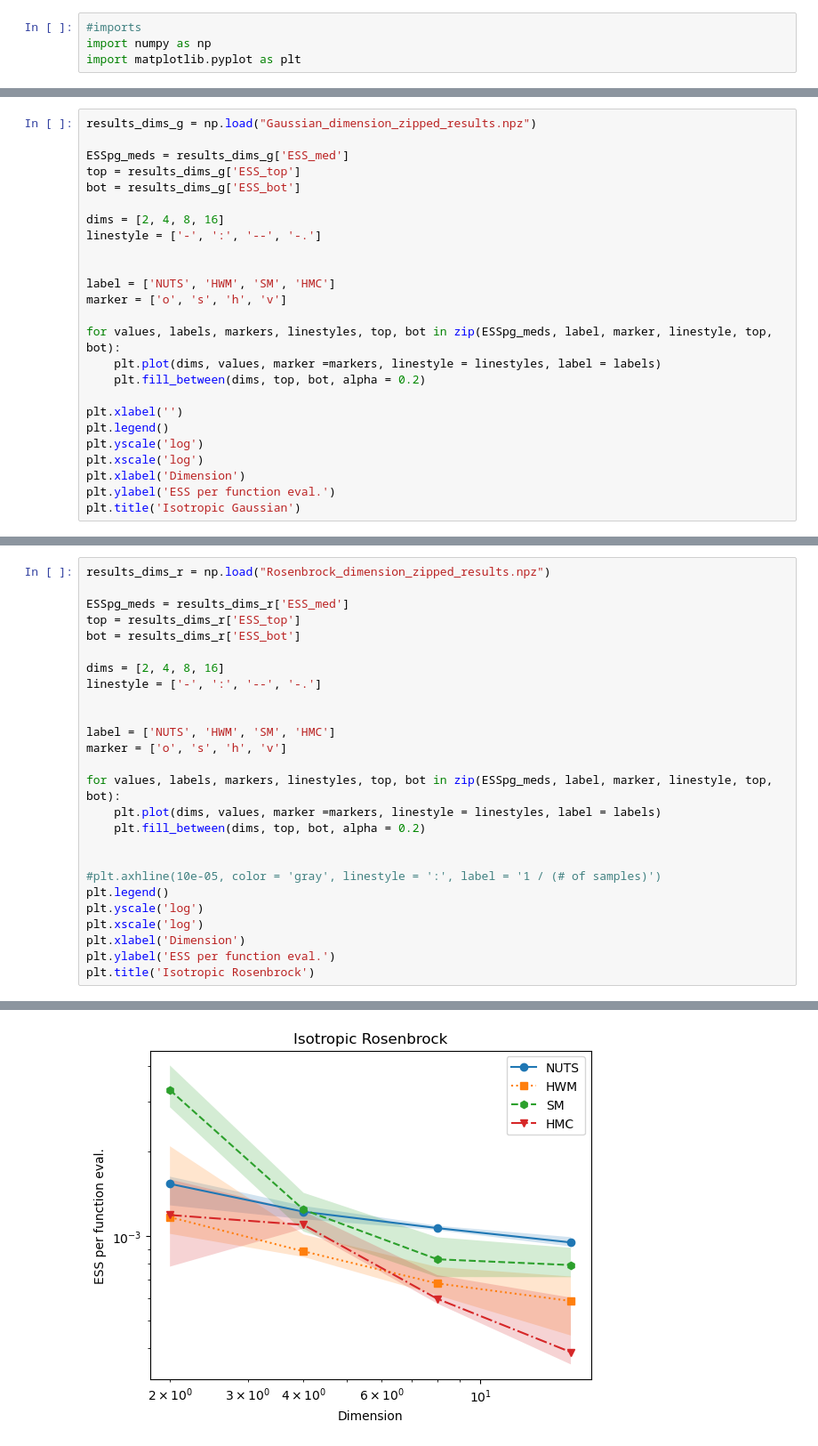
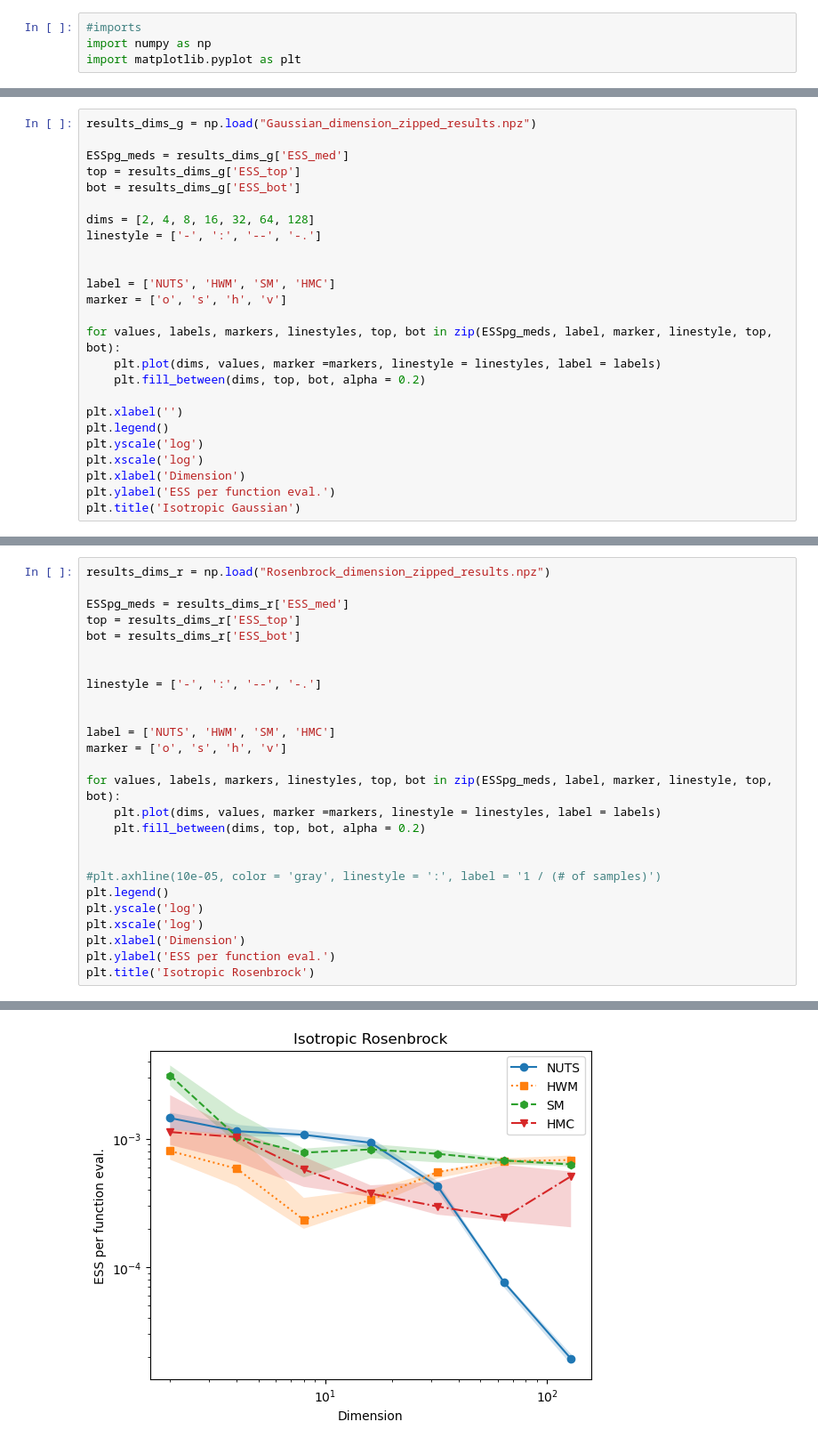
Before and after one commit to JackFoley02/AffineInvariantSamplers, a Jupyter notebook: plots.ipynb, the cells around one changed output, grey strips where cells are left out. Shown at 89% size. Saved outputs shown, nothing was run; the diff lists cells and outputs as text.

```diff
--- a/plots.ipynb
+++ b/plots.ipynb
@@ -81,7 +85,7 @@ ESSpg_meds = results_dims_g['ESS_med']
 top = results_dims_g['ESS_top']
 bot = results_dims_g['ESS_bot']
 
-dims = [2, 4, 8, 16]
+dims = [2, 4, 8, 16, 32, 64, 128]
 linestyle = ['-', ':', '--', '-.']
 
 
@@ -105,32 +109,32 @@ Text(0.5, 1.0, 'Isotropic Gaussian')
 # %%
 results_dims_r = np.load("Rosenbrock_dimension_zipped_results.npz")
 
 ESSpg_meds = results_dims_r['ESS_med']
 top = results_dims_r['ESS_top']
 bot = results_dims_r['ESS_bot']
 
-dims = [2, 4, 8, 16]
+
 linestyle = ['-', ':', '--', '-.']
 
 
 label = ['NUTS', 'HWM', 'SM', 'HMC']
 marker = ['o', 's', 'h', 'v']
 
 for values, labels, markers, linestyles, top, bot in zip(ESSpg_meds, label, marker, linestyle, top, bot):
     plt.plot(dims, values, marker =markers, linestyle = linestyles, label = labels)
     plt.fill_between(dims, top, bot, alpha = 0.2)
 
 
 #plt.axhline(10e-05, color = 'gray', linestyle = ':', label = '1 / (# of samples)')
 plt.legend()
 plt.yscale('log')
 plt.xscale('log')
 plt.xlabel('Dimension')
 plt.ylabel('ESS per function eval.')
 plt.title('Isotropic Rosenbrock')
 # %% [output]
 Text(0.5, 1.0, 'Isotropic Rosenbrock')
-[figure, old version]
+[figure, new version]
 # %%
 fig, ax = plt.subplots(3, 2, figsize = (10, 15))
 
```
Also changed, not shown: parts of 11 cells of this notebook, 13 other files.
